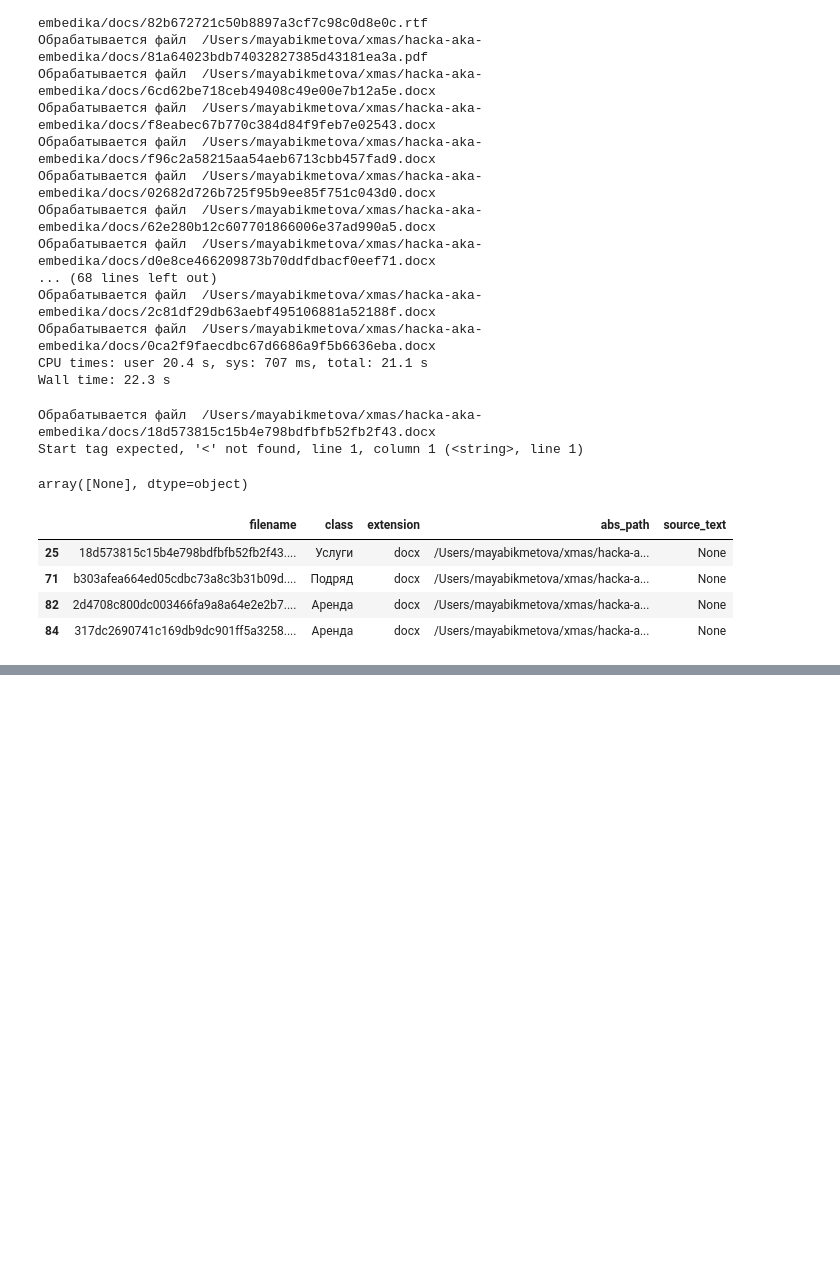
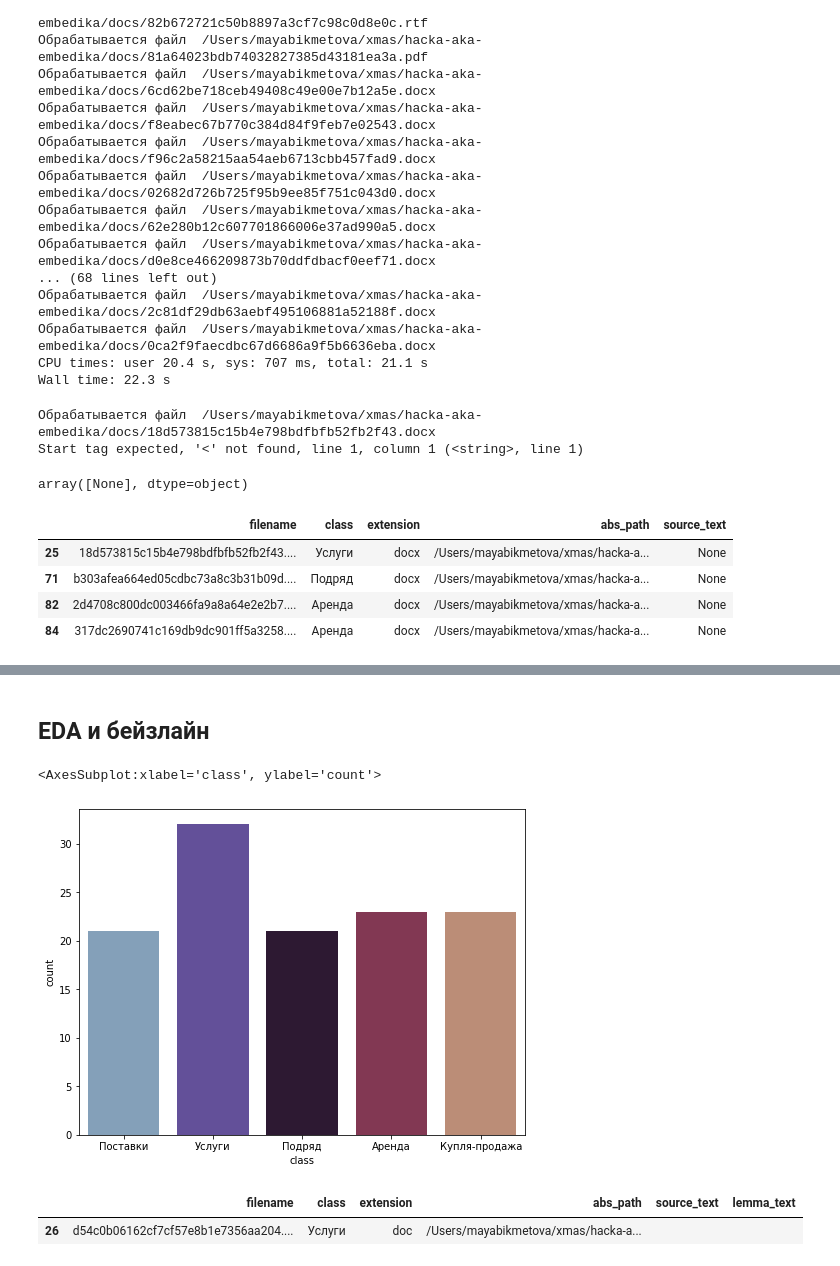
Before and after one commit to maya-ami/xmas, a Jupyter notebook: extract text.ipynb, the cells around one changed output, grey strips where cells are left out. Drawn from its saved outputs; the diff is of its cells as text; code cells hidden in the pictures; blank space fills up the shorter version.

```diff
--- a/extract text.ipynb
+++ b/extract text.ipynb
@@ -441,0 +449,15 @@ data['lemma_text'] = data['source_text'].apply(preprocess)
+# %% [markdown]
+## EDA и бейзлайн
+# %%
+plt.figure(figsize=(8,6))
+sns.countplot(x='class', data=labels, palette='twilight')
+# %% [output]
+<AxesSubplot:xlabel='class', ylabel='count'>
+[figure, added]
+# %%
+# d54c0b06162cf7cf57e8b1e7356aa204.docx
+# не распознан текст, 2 столбца (1 - рус, 2 - англ)
+data[data['lemma_text']=='']
+# %% [output]
+|  | filename | class | extension | abs_path | source_text | lemma_text |
+| 26 | d54c0b06162cf7cf57e8b1e7356aa204.... | Услуги | doc | /Users/mayabikmetova/xmas/hacka-a... |  |  |
```
Also changed, not shown: parts of 12 cells of this notebook.
